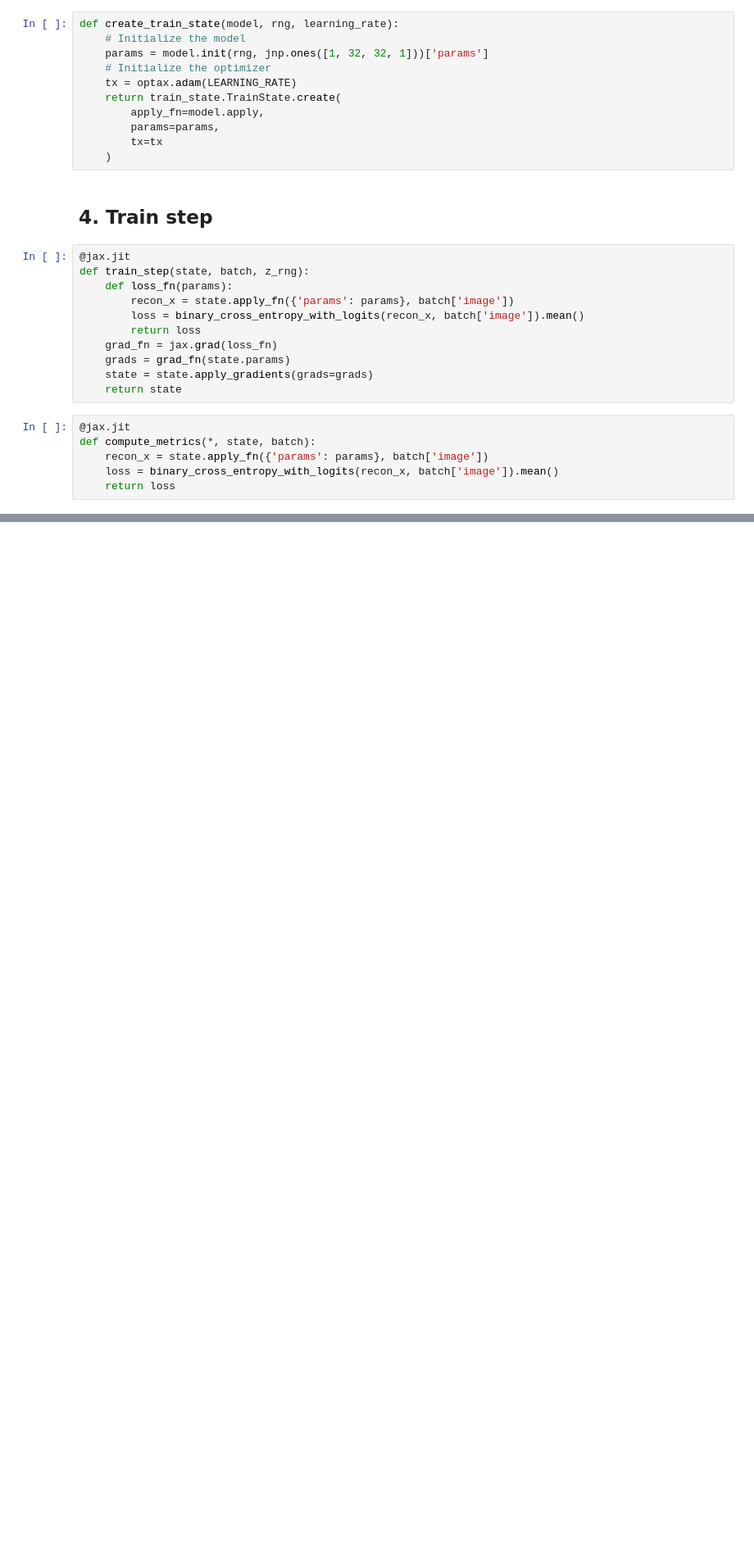
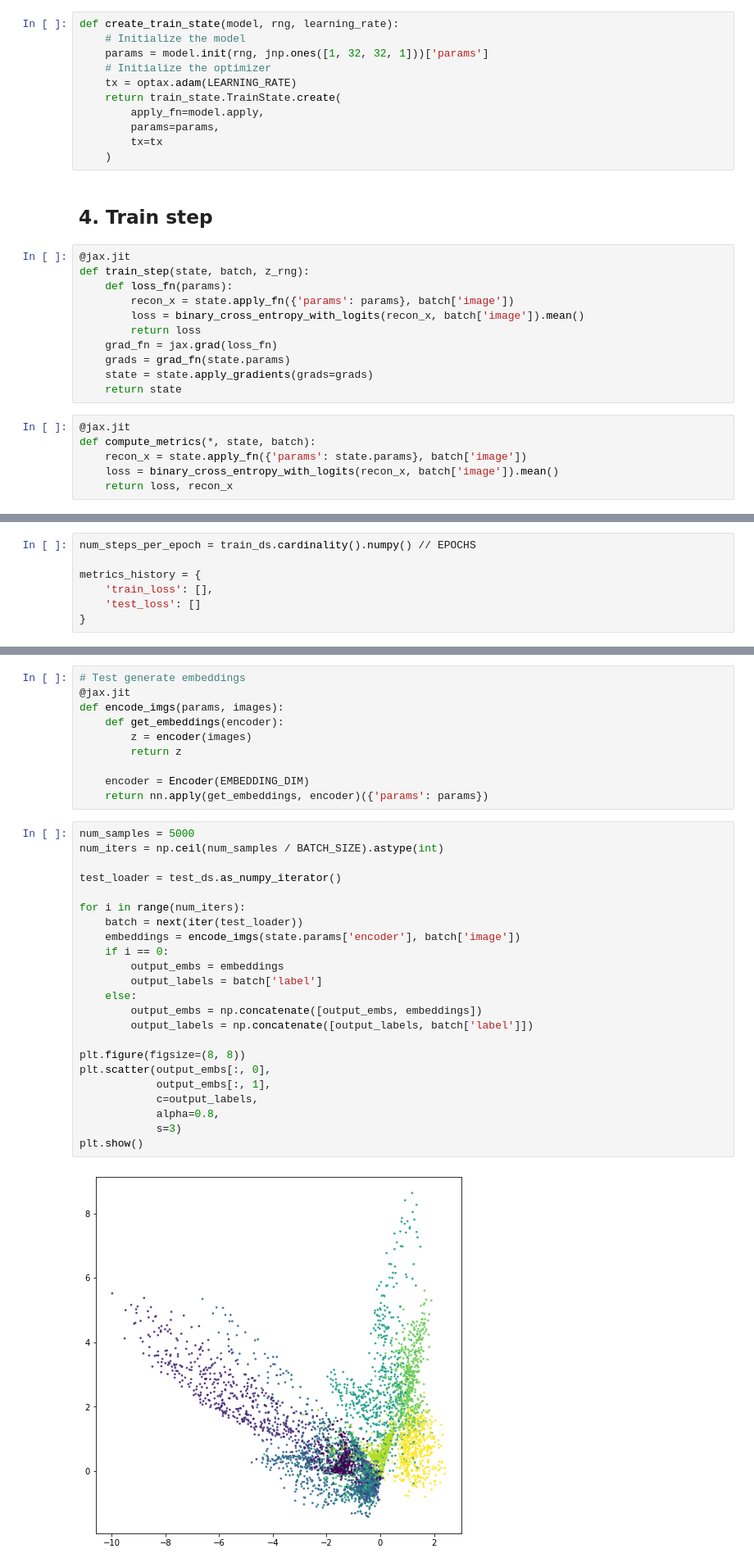
Before and after one commit to terrence-ou/Generative-Deep-Learning-2nd-Edition-PyTorch-JAX, a Jupyter notebook: JAX_FLAX/chapter_03_vae/autoencoder.ipynb, the cells around one changed output, grey strips where cells are left out. Shown at 82% size. Drawn from its saved outputs; the diff is of its cells as text; blank space fills up the shorter version.

```diff
--- a/JAX_FLAX/chapter_03_vae/autoencoder.ipynb
+++ b/JAX_FLAX/chapter_03_vae/autoencoder.ipynb
@@ -166,6 +166,6 @@ def train_step(state, batch, z_rng):
 # %%
 @jax.jit
 def compute_metrics(*, state, batch):
-    recon_x = state.apply_fn({'params': params}, batch['image'])
+    recon_x = state.apply_fn({'params': state.params}, batch['image'])
     loss = binary_cross_entropy_with_logits(recon_x, batch['image']).mean()
-    return loss
+    return loss, recon_x
@@ -171,0 +187,7 @@ def compute_metrics(*, state, batch):
+# %%
+num_steps_per_epoch = train_ds.cardinality().numpy() // EPOCHS
+
+metrics_history = {
+    'train_loss': [],
+    'test_loss': []
+}
@@ -171,0 +238,35 @@ def compute_metrics(*, state, batch):
+# %%
+# Test generate embeddings
+@jax.jit
+def encode_imgs(params, images):
+    def get_embeddings(encoder):
+        z = encoder(images)
+        return z
+
+    encoder = Encoder(EMBEDDING_DIM)
+    return nn.apply(get_embeddings, encoder)({'params': params})
+# %%
+num_samples = 5000
+num_iters = np.ceil(num_samples / BATCH_SIZE).astype(int)
+
+test_loader = test_ds.as_numpy_iterator()
+
+for i in range(num_iters):
+    batch = next(iter(test_loader))
+    embeddings = encode_imgs(state.params['encoder'], batch['image'])
+    if i == 0:
+        output_embs = embeddings
+        output_labels = batch['label']
+    else:
+        output_embs = np.concatenate([output_embs, embeddings])
+        output_labels = np.concatenate([output_labels, batch['label']])
+
+plt.figure(figsize=(8, 8))
+plt.scatter(output_embs[:, 0],
+            output_embs[:, 1],
+            c=output_labels,
+            alpha=0.8,
+            s=3)
+plt.show()
+# %% [output]
+[figure, added]
```
Also changed, not shown: parts of 10 cells of this notebook.
